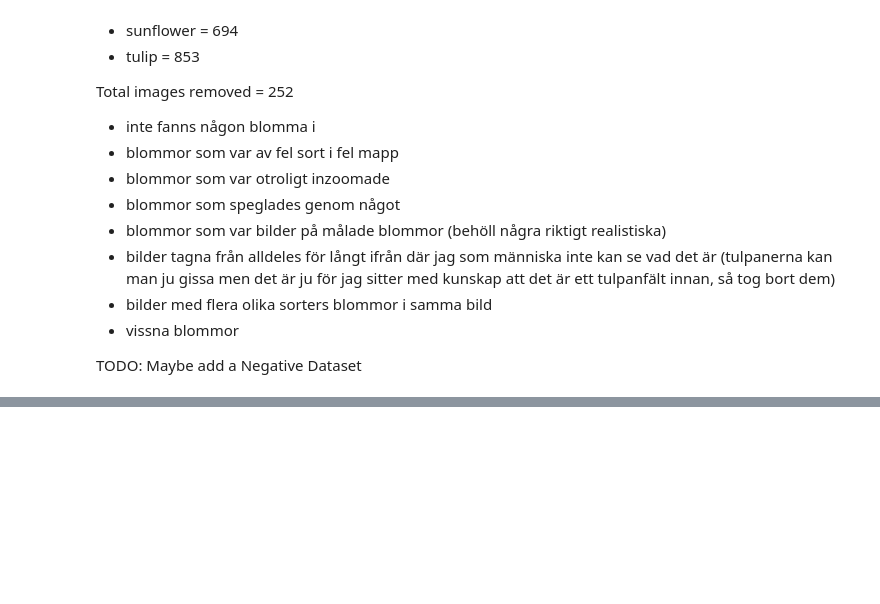
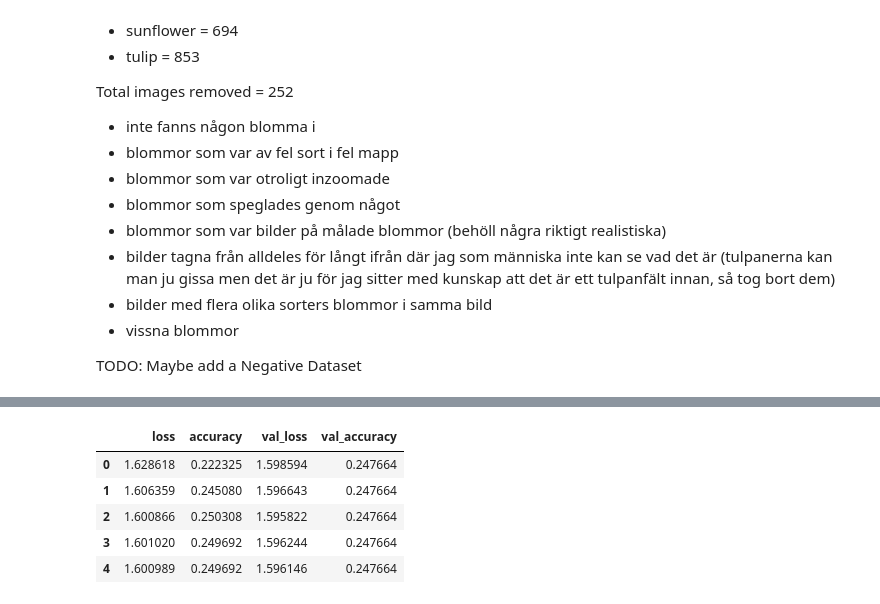
Before and after one commit to JoelOscarsson/dl-assignment, a Jupyter notebook: classification.ipynb, the cells around one changed output, grey strips where cells are left out. Saved outputs shown, nothing was run; the diff lists cells and outputs as text; code cells hidden in the pictures; blank space fills up the shorter version.

```diff
--- a/classification.ipynb
+++ b/classification.ipynb
@@ -213,0 +439,10 @@ def normalizeData(train_split, val_split):
+# %%
+metrics = pd.DataFrame(model.history.history)
+metrics.head()
+# %% [output]
+|  | loss | accuracy | val_loss | val_accuracy |
+| 0 | 1.628618 | 0.222325 | 1.598594 | 0.247664 |
+| 1 | 1.606359 | 0.245080 | 1.596643 | 0.247664 |
+| 2 | 1.600866 | 0.250308 | 1.595822 | 0.247664 |
+| 3 | 1.601020 | 0.249692 | 1.596244 | 0.247664 |
+| 4 | 1.600989 | 0.249692 | 1.596146 | 0.247664 |
```
Also changed, not shown: parts of 28 cells of this notebook, 3 other files.
